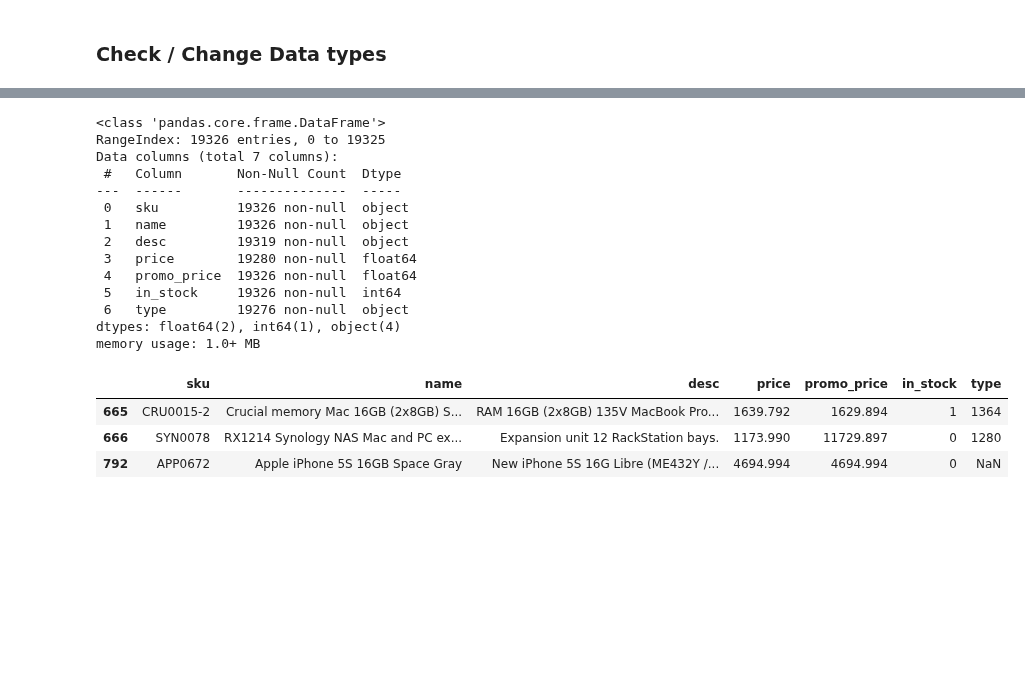
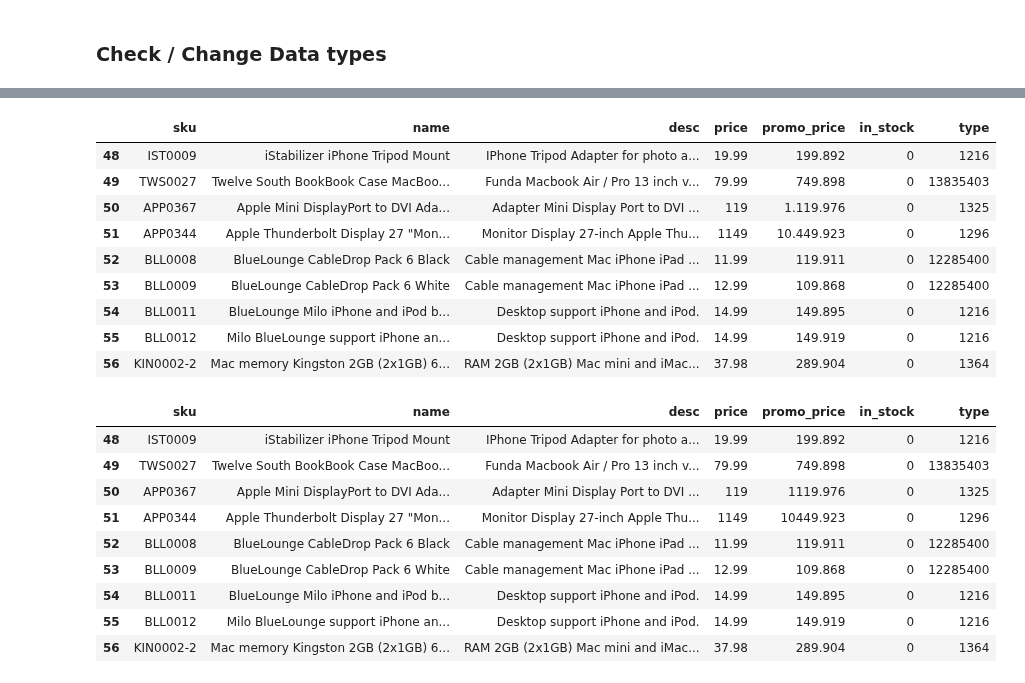
Before and after one commit to PhoenixCC0722/JoinTheGame_Magist, a Jupyter notebook: 3_1_2_data_cleaning_with_pandas_challenges.ipynb, the cells around one changed output, grey strips where cells are left out. Saved outputs shown, nothing was run; the diff lists cells and outputs as text; code cells hidden in the pictures; blank space fills up the shorter version.

```diff
--- a/3_1_2_data_cleaning_with_pandas_challenges.ipynb
+++ b/3_1_2_data_cleaning_with_pandas_challenges.ipynb
@@ -371,32 +371,34 @@ memory usage: 1.1+ MB
+# %%
+# 33.3% is way too much high, we have to do string parsing with regular expression
+products_df = products.copy()
+products_df.head()
+products_df.iloc[48:57]
+# %% [output]
+|  | sku | name | desc | price | promo_price | in_stock | type |
+| 48 | IST0009 | iStabilizer iPhone Tripod Mount | IPhone Tripod Adapter for photo a... | 19.99 | 199.892 | 0 | 1216 |
+| 49 | TWS0027 | Twelve South BookBook Case MacBoo... | Funda Macbook Air / Pro 13 inch v... | 79.99 | 749.898 | 0 | 13835403 |
+| 50 | APP0367 | Apple Mini DisplayPort to DVI Ada... | Adapter Mini Display Port to DVI ... | 119 | 1.119.976 | 0 | 1325 |
+| 51 | APP0344 | Apple Thunderbolt Display 27 "Mon... | Monitor Display 27-inch Apple Thu... | 1149 | 10.449.923 | 0 | 1296 |
+| 52 | BLL0008 | BlueLounge CableDrop Pack 6 Black | Cable management Mac iPhone iPad ... | 11.99 | 119.911 | 0 | 12285400 |
+| 53 | BLL0009 | BlueLounge CableDrop Pack 6 White | Cable management Mac iPhone iPad ... | 12.99 | 109.868 | 0 | 12285400 |
+| 54 | BLL0011 | BlueLounge Milo iPhone and iPod b... | Desktop support iPhone and iPod. | 14.99 | 149.895 | 0 | 1216 |
+| 55 | BLL0012 | Milo BlueLounge support iPhone an... | Desktop support iPhone and iPod. | 14.99 | 149.919 | 0 | 1216 |
+| 56 | KIN0002-2 | Mac memory Kingston 2GB (2x1GB) 6... | RAM 2GB (2x1GB) Mac mini and iMac... | 37.98 | 289.904 | 0 | 1364 |
 # %%
-# 33.3% is way too much high, we have to do string parsing with regular expression
-products_df = products.copy()
 products_df.promo_price = products_df["promo_price"].str.replace(r'(\d+)\.(\d+)\.', r'\1\2.',regex=True)
 products_df.price = products_df["price"].str.replace(r'(\d+)\.(\d+)\.', r'\1\2.',regex=True)
+#products_df.head()
 products_df.iloc[48:57]
-products_df.iloc[4:9]
+#products_df.iloc[4:9]
 # change the data type
-products_df["promo_price"] = pd.to_numeric(products_df["promo_price"])
-products_df["price"] = pd.to_numeric(products_df["price"])
-products_df.info()
-# to check if this first decimal point were removed
-products_df.loc[products_df['sku'].isin(['CRU0015-2','SYN0078','APP0672']),:]
 # %% [output]
-<class 'pandas.core.frame.DataFrame'>
-RangeIndex: 19326 entries, 0 to 19325
-Data columns (total 7 columns):
- #   Column       Non-Null Count  Dtype
----  ------       --------------  -----
- 0   sku          19326 non-null  object
- 1   name         19326 non-null  object
- 2   desc         19319 non-null  object
- 3   price        19280 non-null  float64
- 4   promo_price  19326 non-null  float64
- 5   in_stock     19326 non-null  int64
- 6   type         19276 non-null  object
-dtypes: float64(2), int64(1), object(4)
-memory usage: 1.0+ MB
 |  | sku | name | desc | price | promo_price | in_stock | type |
-| 665 | CRU0015-2 | Crucial memory Mac 16GB (2x8GB) S... | RAM 16GB (2x8GB) 135V MacBook Pro... | 1639.792 | 1629.894 | 1 | 1364 |
-| 666 | SYN0078 | RX1214 Synology NAS Mac and PC ex... | Expansion unit 12 RackStation bays. | 1173.990 | 11729.897 | 0 | 1280 |
-| 792 | APP0672 | Apple iPhone 5S 16GB Space Gray | New iPhone 5S 16G Libre (ME432Y /... | 4694.994 | 4694.994 | 0 | NaN |
+| 48 | IST0009 | iStabilizer iPhone Tripod Mount | IPhone Tripod Adapter for photo a... | 19.99 | 199.892 | 0 | 1216 |
+| 49 | TWS0027 | Twelve South BookBook Case MacBoo... | Funda Macbook Air / Pro 13 inch v... | 79.99 | 749.898 | 0 | 13835403 |
+| 50 | APP0367 | Apple Mini DisplayPort to DVI Ada... | Adapter Mini Display Port to DVI ... | 119 | 1119.976 | 0 | 1325 |
+| 51 | APP0344 | Apple Thunderbolt Display 27 "Mon... | Monitor Display 27-inch Apple Thu... | 1149 | 10449.923 | 0 | 1296 |
+| 52 | BLL0008 | BlueLounge CableDrop Pack 6 Black | Cable management Mac iPhone iPad ... | 11.99 | 119.911 | 0 | 12285400 |
+| 53 | BLL0009 | BlueLounge CableDrop Pack 6 White | Cable management Mac iPhone iPad ... | 12.99 | 109.868 | 0 | 12285400 |
+| 54 | BLL0011 | BlueLounge Milo iPhone and iPod b... | Desktop support iPhone and iPod. | 14.99 | 149.895 | 0 | 1216 |
+| 55 | BLL0012 | Milo BlueLounge support iPhone an... | Desktop support iPhone and iPod. | 14.99 | 149.919 | 0 | 1216 |
+| 56 | KIN0002-2 | Mac memory Kingston 2GB (2x1GB) 6... | RAM 2GB (2x1GB) Mac mini and iMac... | 37.98 | 289.904 | 0 | 1364 |
```
Also changed, not shown: parts of 12 cells of this notebook.
